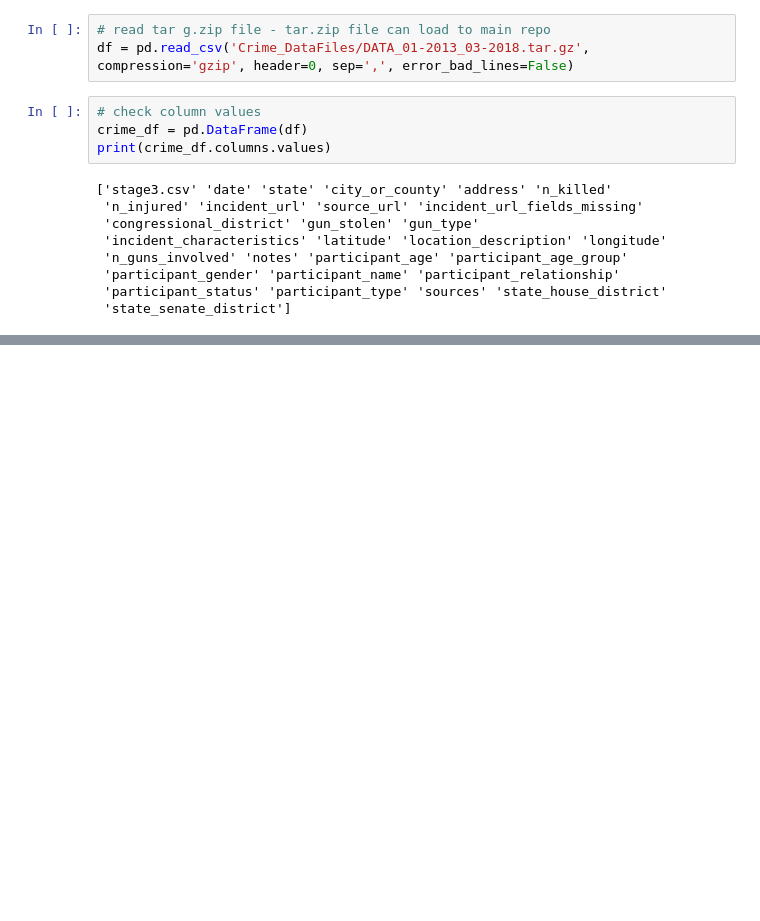
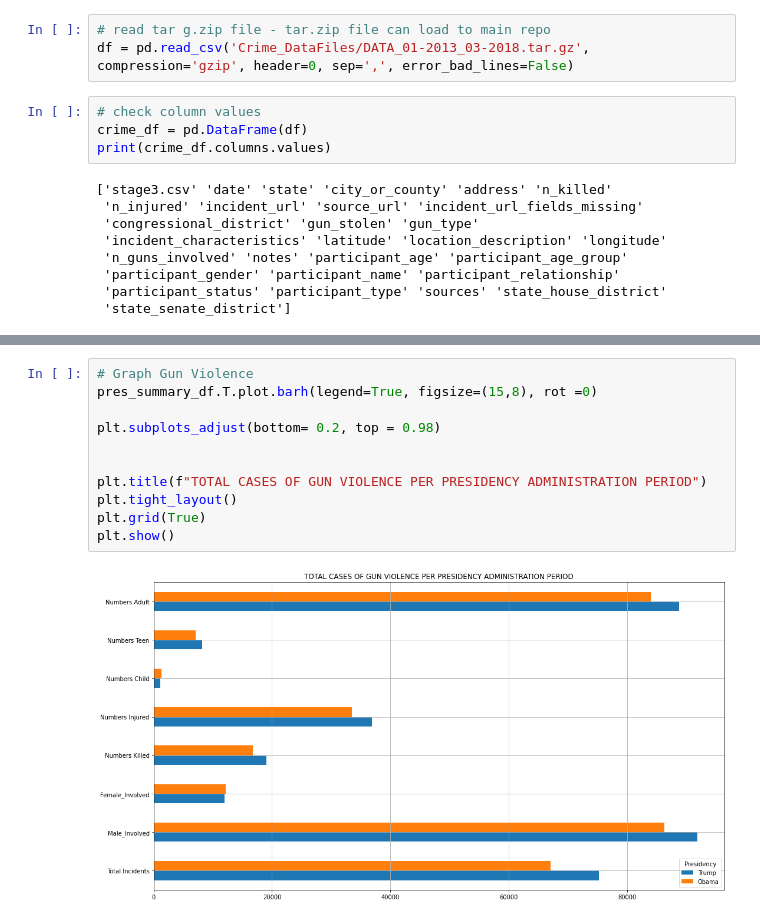
Before and after one commit to KimchiKoala/UCI-Project-1_Group8, a Jupyter notebook: Crime_Data.ipynb, the cells around one changed output, grey strips where cells are left out. Drawn from its saved outputs; the diff is of its cells as text; blank space fills up the shorter version.

```diff
--- a/Crime_Data.ipynb
+++ b/Crime_Data.ipynb
@@ -437,0 +256,13 @@ summary_Trump_Injured
+# %%
+# Graph Gun Violence
+pres_summary_df.T.plot.barh(legend=True, figsize=(15,8), rot =0)
+
+plt.subplots_adjust(bottom= 0.2, top = 0.98)
+
+
+plt.title(f"TOTAL CASES OF GUN VIOLENCE PER PRESIDENCY ADMINISTRATION PERIOD")
+plt.tight_layout()
+plt.grid(True)
+plt.show()
+# %% [output]
+[figure, added]
```
Also changed, not shown: parts of 53 cells of this notebook, 1 other file.
